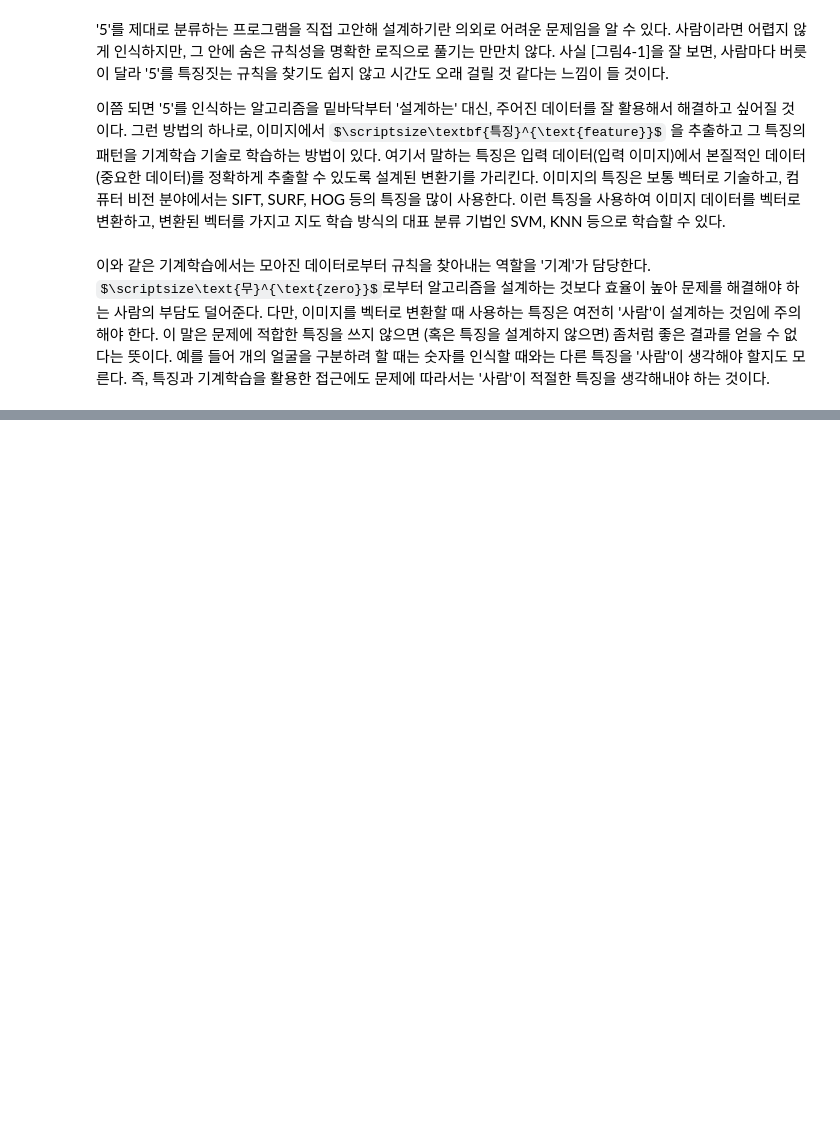
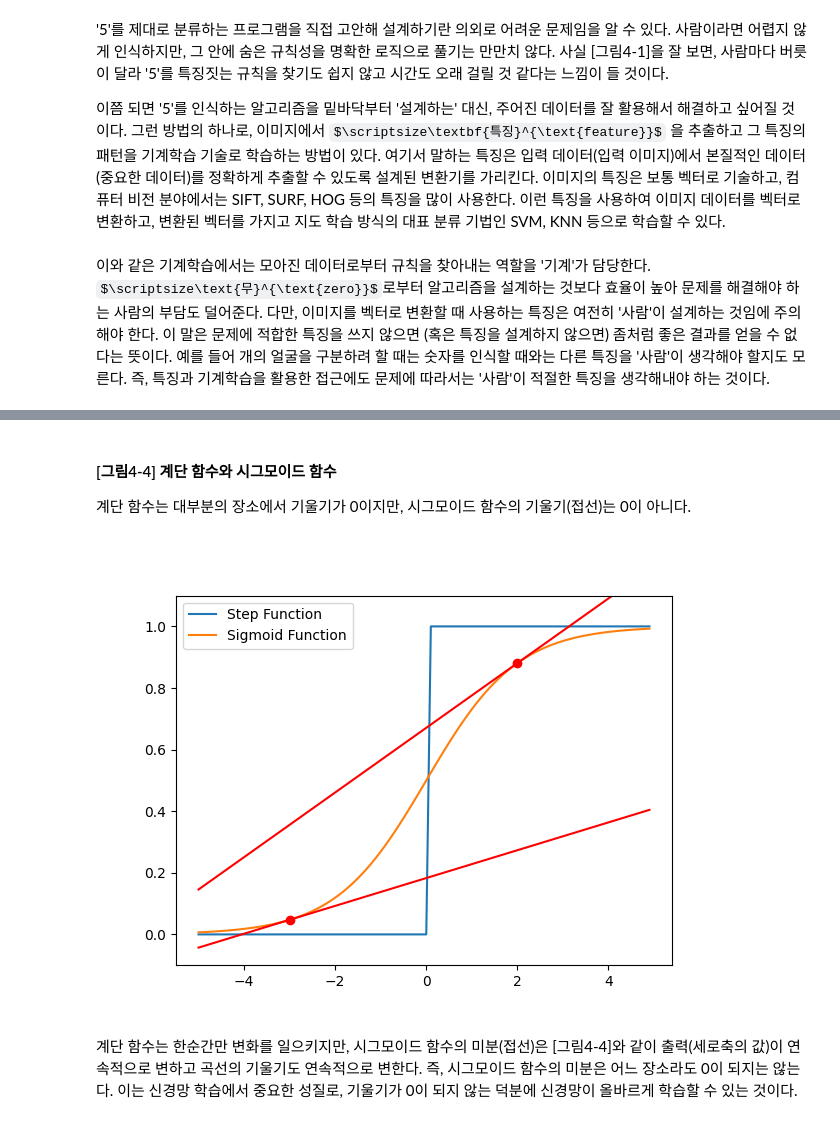
Before and after one commit to SeungChanBaek-stat/deep-learning-from-scratch, a Jupyter notebook: chapter-4/chapter-4-LearningNeuralNet.ipynb, the cells around one changed output, grey strips where cells are left out. Saved outputs shown, nothing was run; the diff lists cells and outputs as text; code cells hidden in the pictures; some formulas as TeX source; blank space fills up the shorter version.

```diff
--- a/chapter-4/chapter-4-LearningNeuralNet.ipynb
+++ b/chapter-4/chapter-4-LearningNeuralNet.ipynb
@@ -19,0 +287,9 @@
+# %% [markdown]
+#### [그림4-4] 계단 함수와 시그모이드 함수
+계단 함수는 대부분의 장소에서 기울기가 0이지만, 시그모이드 함수의 기울기(접선)는 0이 아니다.
+# %%
+Image.open('C:\\Users\\SAMSUNG\\Downloads\\deep-learning-from-scratch-series\\Part-1\\chapter-4\\images\\fig 4-4.png')
+# %% [output]
+[figure, added]
+# %% [markdown]
+계단 함수는 한순간만 변화를 일으키지만, 시그모이드 함수의 미분(접선)은 [그림4-4]와 같이 출력(세로축의 값)이 연속적으로 변하고 곡선의 기울기도 연속적으로 변한다. 즉, 시그모이드 함수의 미분은 어느 장소라도 0이 되지는 않는다. 이는 신경망 학습에서 중요한 성질로, 기울기가 0이 되지 않는 덕분에 신경망이 올바르게 학습할 수 있는 것이다.
```
Also changed, not shown: parts of 163 cells of this notebook, 48 other files.
